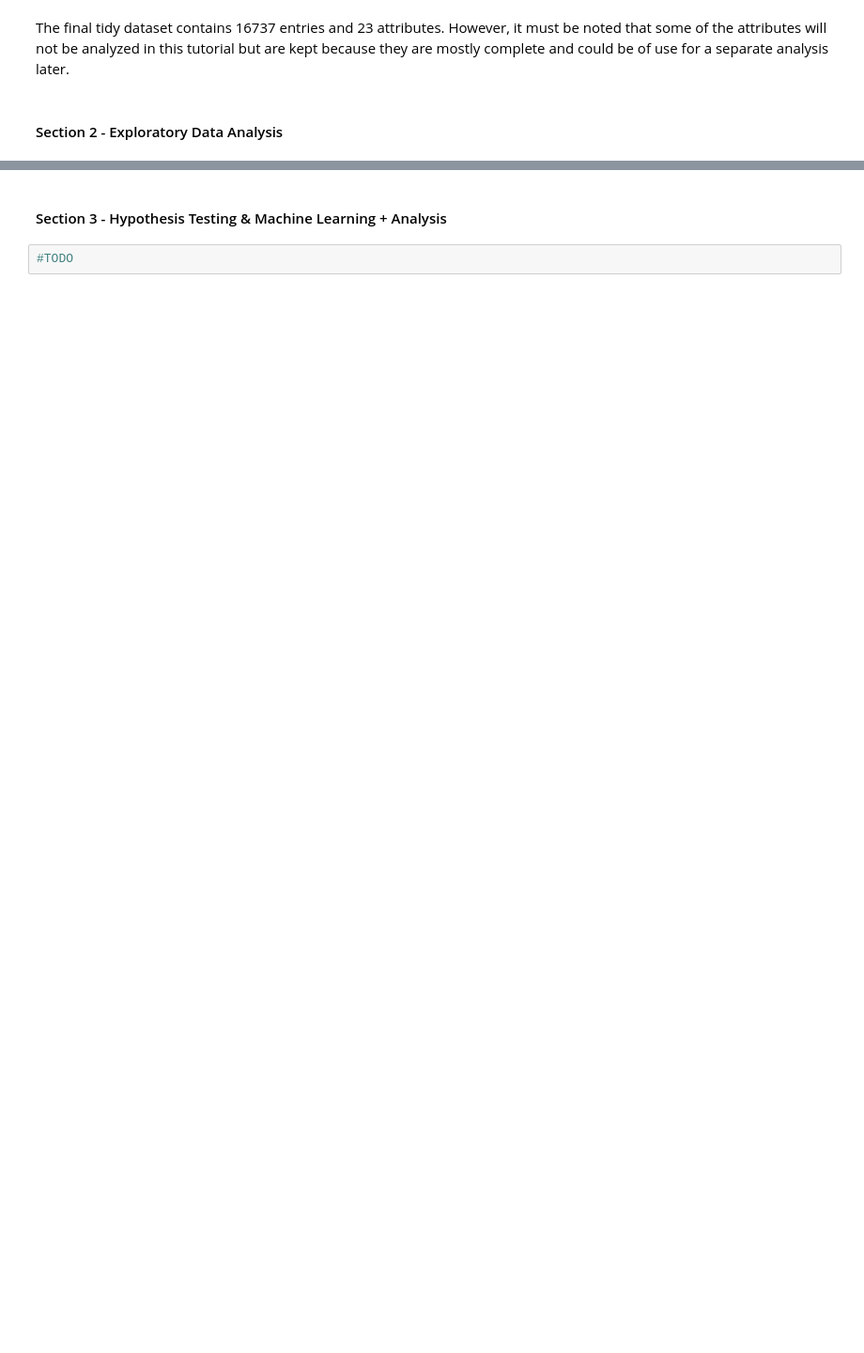
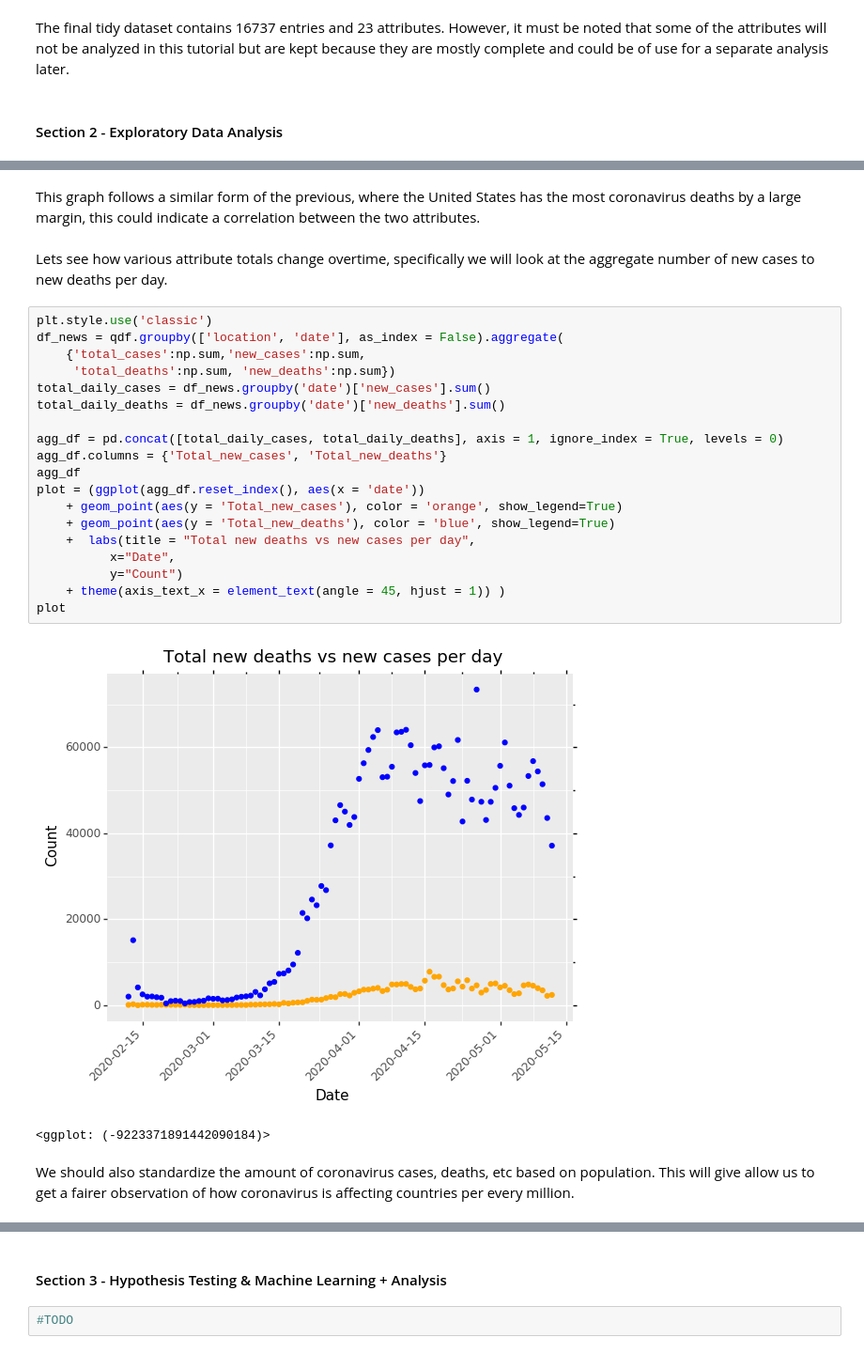
Before and after one commit to TEthanT/TEthanT.github.io, a Jupyter notebook: FinalProject.ipynb, the cells around one changed output, grey strips where cells are left out. Shown at 94% size. Saved outputs shown, nothing was run; the diff lists cells and outputs as text; blank space fills up the shorter version.

```diff
--- a/FinalProject.ipynb
+++ b/FinalProject.ipynb
@@ -69,0 +142,28 @@ The final tidy dataset contains 16737 entries and 23 attributes. However, it mus
+# %% [markdown]
+This graph follows a similar form of the previous, where the United States has the most coronavirus deaths by a large margin, this could indicate a correlation between the two attributes.
+# %% [markdown]
+Lets see how various attribute totals change overtime, specifically we will look at the aggregate number of new cases to new deaths per day.
+# %%
+plt.style.use('classic')
+df_news = qdf.groupby(['location', 'date'], as_index = False).aggregate(
+    {'total_cases':np.sum,'new_cases':np.sum,
+     'total_deaths':np.sum, 'new_deaths':np.sum})
+total_daily_cases = df_news.groupby('date')['new_cases'].sum()
+total_daily_deaths = df_news.groupby('date')['new_deaths'].sum()
+
+agg_df = pd.concat([total_daily_cases, total_daily_deaths], axis = 1, ignore_index = True, levels = 0)
+agg_df.columns = {'Total_new_cases', 'Total_new_deaths'}
+agg_df
+plot = (ggplot(agg_df.reset_index(), aes(x = 'date'))
+    + geom_point(aes(y = 'Total_new_cases'), color = 'orange', show_legend=True)
+    + geom_point(aes(y = 'Total_new_deaths'), color = 'blue', show_legend=True)
+    +  labs(title = "Total new deaths vs new cases per day",
+          x="Date",
+          y="Count")
+    + theme(axis_text_x = element_text(angle = 45, hjust = 1)) )
+plot
+# %% [output]
+[figure, added]
+<ggplot: (-9223371891442090184)>
+# %% [markdown]
+We should also standardize the amount of coronavirus cases, deaths, etc based on population. This will give allow us to get a fairer observation of how coronavirus is affecting countries per every million.
```
Also changed, not shown: parts of 14 cells of this notebook, 1 other file.
